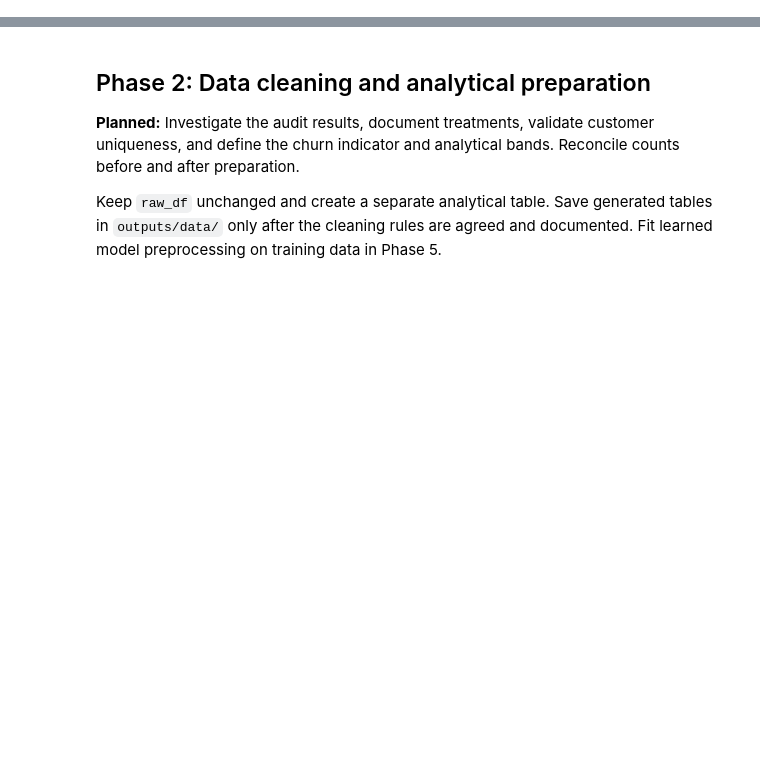
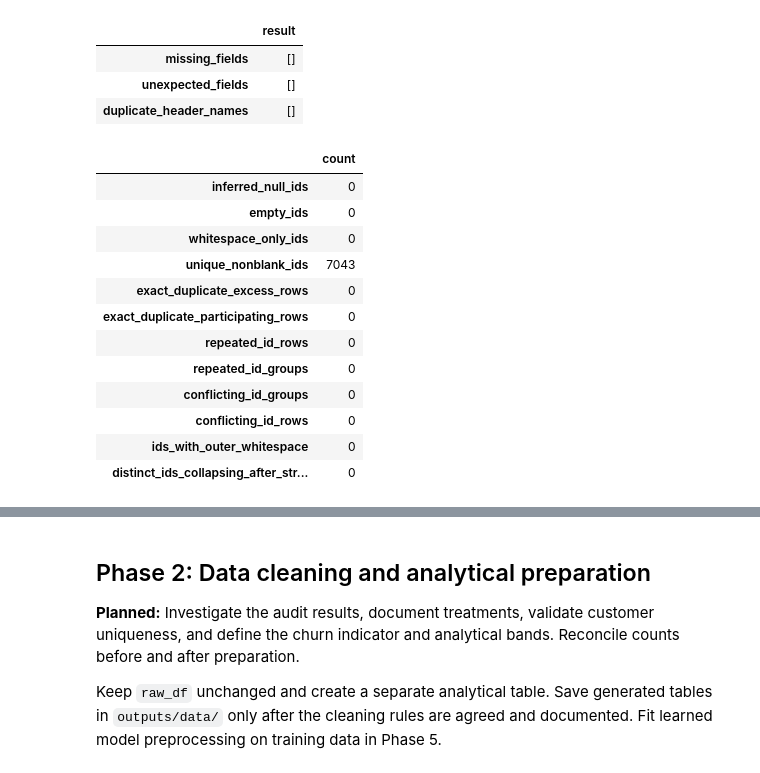
Before and after one commit to upmanNimisha/Customer-Churn_Prediction, a Jupyter notebook: notebooks/churnprediction.ipynb, the cells around one changed output, grey strips where cells are left out. Cells and saved outputs as stored; diff of their text form; code cells hidden in the pictures; blank space fills up the shorter version.

```diff
--- a/notebooks/churnprediction.ipynb
+++ b/notebooks/churnprediction.ipynb
@@ -89,0 +61,50 @@ print(f"Rows with missing or unexpected churn labels: {invalid_churn_labels}")
+# %%
+reports = project_root / "outputs/reports"
+dictionary_path = reports / "data_dictionary.csv"
+dictionary_seed = pd.read_csv(dictionary_path, keep_default_na=False)
+expected_fields = dictionary_seed["field"].tolist()
+with raw_data_path.open(encoding="utf-8", newline="") as source:
+    header = next(csv.reader(source))
+schema = pd.Series({"missing_fields": sorted(set(expected_fields) - set(header)),
+    "unexpected_fields": sorted(set(header) - set(expected_fields)),
+    "duplicate_header_names": sorted({f for f in header if header.count(f) > 1})}, name="result")
+display(schema.to_frame())
+ids = literal_df["customerID"]
+valid_id = ids.str.strip().ne("")
+repeated_id = valid_id & ids.duplicated(keep=False)
+distinct_records = literal_df.loc[valid_id].drop_duplicates()
+id_record_counts = distinct_records.groupby("customerID", sort=False).size()
+conflict_ids = id_record_counts.index[id_record_counts.gt(1)]
+identifier_audit = pd.Series({
+    "inferred_null_ids": int(raw_df["customerID"].isna().sum()),
+    "empty_ids": int(ids.eq("").sum()),
+    "whitespace_only_ids": int((ids.ne("") & ids.str.strip().eq("")).sum()),
+    "unique_nonblank_ids": int(ids[valid_id].nunique()),
+    "exact_duplicate_excess_rows": int(literal_df.duplicated().sum()),
+    "exact_duplicate_participating_rows": int(literal_df.duplicated(keep=False).sum()),
+    "repeated_id_rows": int(repeated_id.sum()),
+    "repeated_id_groups": int(ids[repeated_id].nunique()),
+    "conflicting_id_groups": len(conflict_ids),
+    "conflicting_id_rows": int(ids.isin(conflict_ids).sum()),
+    "ids_with_outer_whitespace": int(ids.ne(ids.str.strip()).sum()),
+    "distinct_ids_collapsing_after_strip_casefold": int(ids[valid_id].nunique() - ids[valid_id].str.strip().str.casefold().nunique()),
+}, name="count")
+display(identifier_audit.to_frame())
+# %% [output]
+|  | result |
+| missing_fields | [] |
+| unexpected_fields | [] |
+| duplicate_header_names | [] |
+|  | count |
+| inferred_null_ids | 0 |
+| empty_ids | 0 |
+| whitespace_only_ids | 0 |
+| unique_nonblank_ids | 7043 |
+| exact_duplicate_excess_rows | 0 |
+| exact_duplicate_participating_rows | 0 |
+| repeated_id_rows | 0 |
+| repeated_id_groups | 0 |
+| conflicting_id_groups | 0 |
+| conflicting_id_rows | 0 |
+| ids_with_outer_whitespace | 0 |
+| distinct_ids_collapsing_after_str... | 0 |
```
Also changed, not shown: parts of 21 cells of this notebook, 6 other files.
